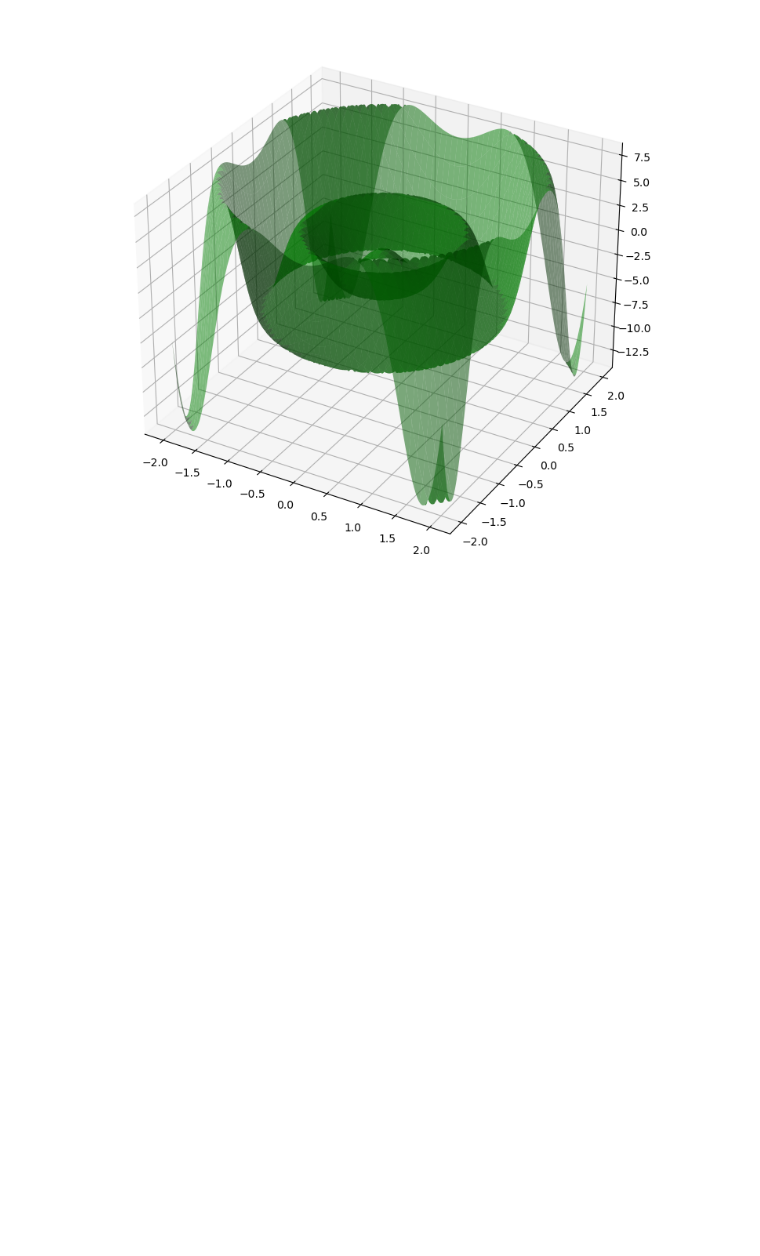
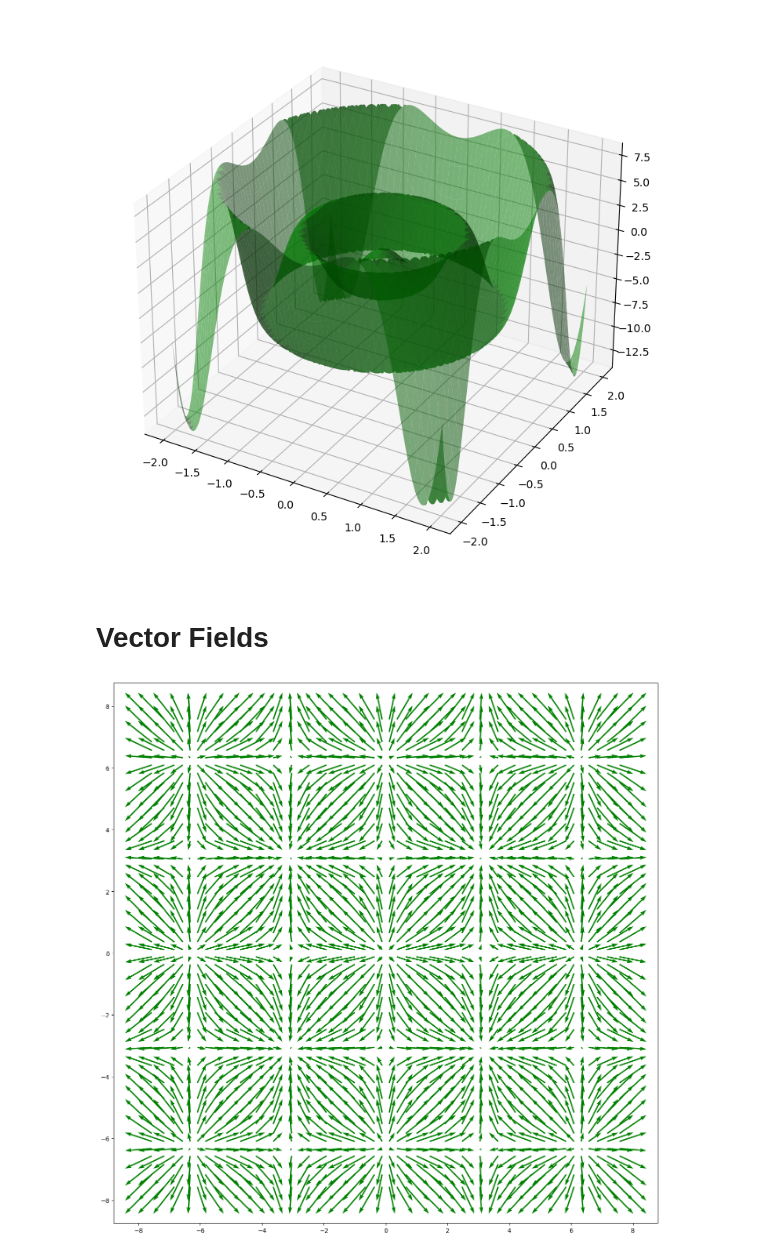
Before and after one commit to paulf98/cmath, a Jupyter notebook: summary.ipynb, the cells around one changed output. Cells and saved outputs as stored; diff of their text form; code cells hidden in the pictures; blank space fills up the shorter version.

Commit message:
feat(summary): add vector field example

```diff
--- a/summary.ipynb
+++ b/summary.ipynb
@@ -263,3 +263,26 @@ ax.plot_surface(x, y, z, alpha=0.5, color='green')
 <mpl_toolkits.mplot3d.art3d.Poly3DCollection at 0x...>
 [figure]
 [figure]
+# %% [markdown]
+# Vector Fields
+# %%
+def sinsin(x, y):
+    """ Vektorfeld (sin(x), sin(x)) """
+    return np.sin(x), np.sin(y)
+
+x = np.linspace(-8.0, 8.0, 40)
+y = np.linspace(-8.0, 8.0, 40)
+x, y = np.meshgrid(x, y)
+u, v = sinsin(x, y)
+
+plt.figure(figsize=(16.0, 16.0))
+Q = plt.quiver(x, y, u, v,
+               units='width',
+               scale=1 / 0.05,
+               pivot='mid',
+               color='g')
+
+plt.axis('equal')
+plt.show()
+# %% [output]
+[figure, added]
```
Also changed, not shown: parts of 1 cell of this notebook.
